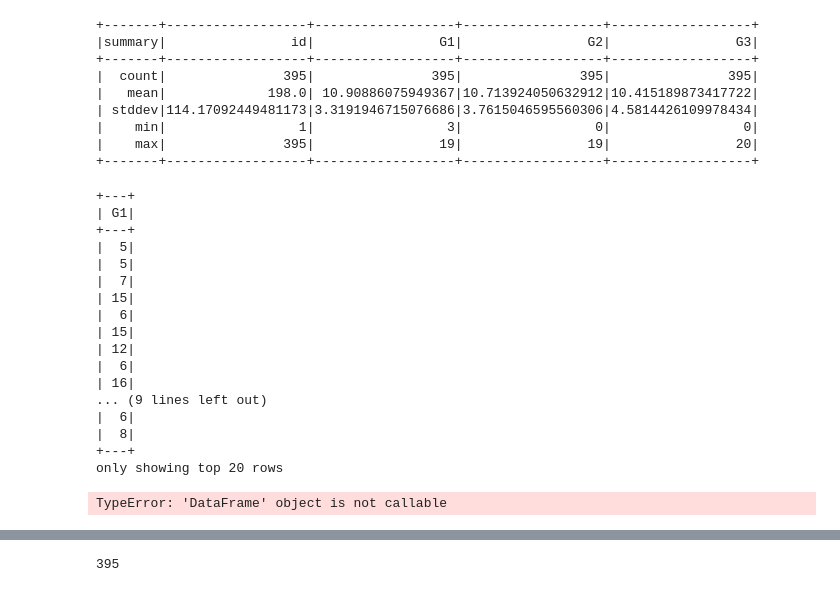
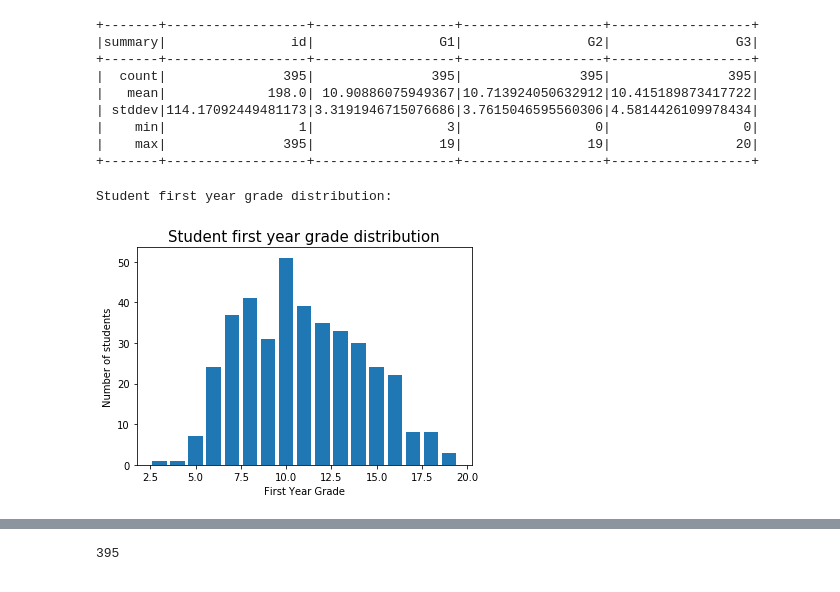
Before and after one commit to zwu047/Infosys722-Iteration4, a Jupyter notebook: Iteration4.ipynb, the cells around one changed output, grey strips where cells are left out. Cells and saved outputs as stored; diff of their text form; code cells hidden in the pictures.

Commit message:
added ploting

```diff
--- a/Iteration4.ipynb
+++ b/Iteration4.ipynb
@@ -77,25 +81,14 @@ dataset_two.describe().show()
 # same as above
 # dataset_one.select(dataset_one.columns).describe().show()
 # dataset_two.select('G1', 'G2', 'G3').describe().show()
-# %%
-# start ploting
-d
-# %% [output]
-+---+
-| G1|
-+---+
-|  5|
-|  5|
-|  7|
-| 15|
-|  6|
-| 15|
-| 12|
-|  6|
-| 16|
-... (9 lines left out)
-|  6|
-|  8|
-+---+
-only showing top 20 rows
-TypeError: 'DataFrame' object is not callable
+# %%
+print("Student first year grade distribution: ")
+plt.xlabel('First Year Grade', fontsize = 10)
+plt.ylabel('Number of students', fontsize = 10)
+plt.title('Student first year grade distribution', fontsize = 15)
+diagram_one = dataset_two.toPandas()['G1'].value_counts()
+plt.bar(diagram_one.index, diagram_one.values)
+plt.show()
+# %% [output]
+Student first year grade distribution:
+[figure, added]
```
Also changed, not shown: parts of 27 cells of this notebook.
